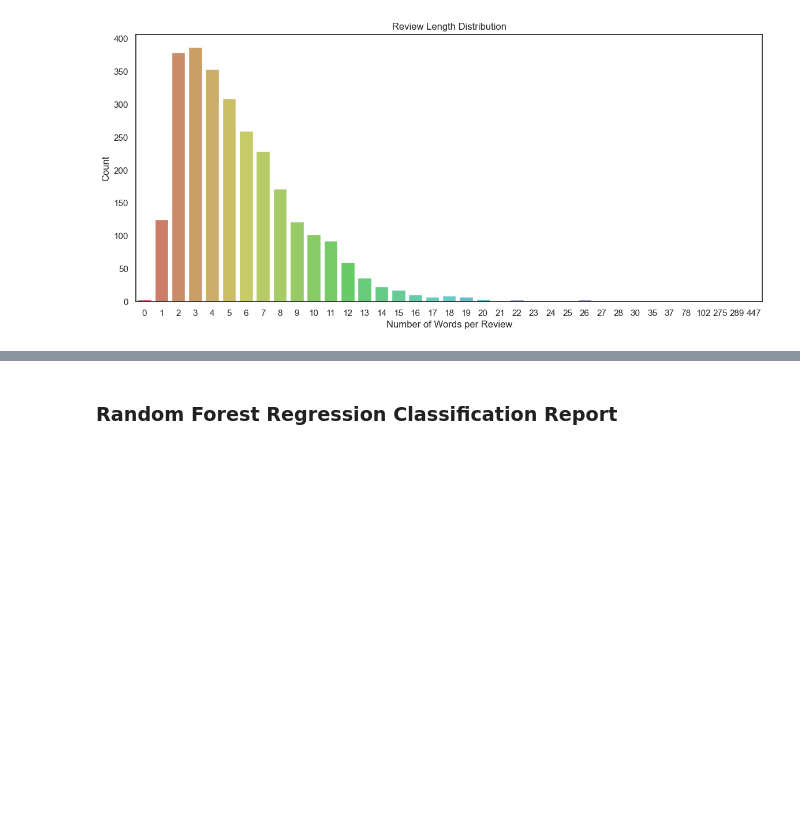
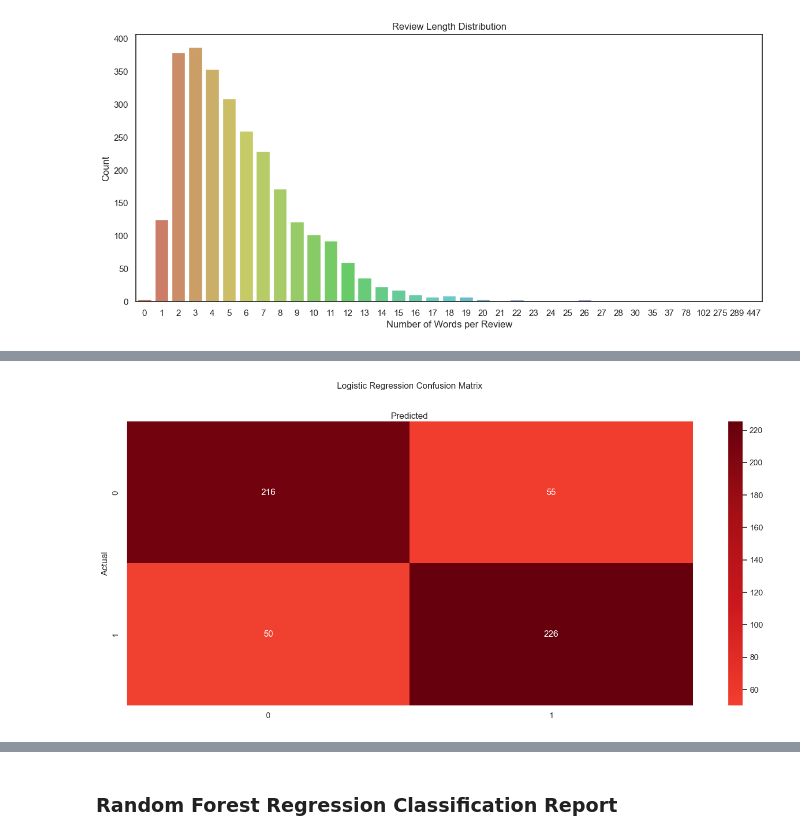
Before and after one commit to thellamagirl/codefolio, a Jupyter notebook: SentimentAnalysis/SentimentAnalysisRandomForestRegression.ipynb, the cells around one changed output, grey strips where cells are left out. Cells and saved outputs as stored; diff of their text form; code cells hidden in the pictures; blank space fills up the shorter version.

```diff
--- a/SentimentAnalysis/SentimentAnalysisRandomForestRegression.ipynb
+++ b/SentimentAnalysis/SentimentAnalysisRandomForestRegression.ipynb
@@ -358,0 +375,23 @@ X_train, X_test, y_train, y_test = train_test_split(X, y,
+# %%
+# Train a logistic regression model with cross-validation
+log_reg = LogisticRegressionCV(random_state=42, n_jobs=6, solver='liblinear', cv=5)
+log_reg.fit(X_train, y_train)
+
+# Predict the labels for the test data
+y_pred = log_reg.predict(X_test)
+
+# Apply threshold to convert continuous predicted values to binary predictions
+threshold = 0.5
+y_pred_binary = [1 if val > threshold else 0 for val in y_pred]
+
+# Calculate the evaluation metrics on the test data
+accuracy = accuracy_score(y_test, y_pred_binary)
+precision = precision_score(y_test, y_pred_binary)
+recall = recall_score(y_test, y_pred_binary)
+f1 = f1_score(y_test, y_pred_binary)
+
+# Print the evaluation metrics on the test data
+print('Accuracy score on test data: {:.4f}'.format(accuracy))
+print('Precision score on test data: {:.4f}'.format(precision))
+print('Recall score on test data: {:.4f}'.format(recall))
+print('F1-score on test data: {:.4f}'.format(f1))
@@ -359 +436,23 @@ X_train, X_test, y_train, y_test = train_test_split(X, y,
+# %%
+# Calculate the confusion matrix
+lr_confusion_matrix = confusion_matrix(y_test, y_pred_binary)
+
+class_names = ['0', '1']
+
+fig, ax = plt.subplots()
+tick_marks = np.arange(len(class_names))
+plt.xticks(tick_marks, class_names)
+plt.yticks(tick_marks, class_names)
+
+# Create the heatmap
+sns.heatmap(pd.DataFrame(lr_confusion_matrix), annot=True, cmap='Reds', fmt='g', robust=True, center=0,
+            xticklabels=class_names, yticklabels=class_names)
+ax.xaxis.set_label_position('top')
+plt.tight_layout()
+plt.title('Logistic Regression Confusion Matrix', y=1.1)
+plt.ylabel('Actual')
+plt.xlabel('Predicted')
+plt.show()
+# %% [output]
+[figure, new version]
 # %% [markdown]
```
Also changed, not shown: parts of 30 cells of this notebook.
